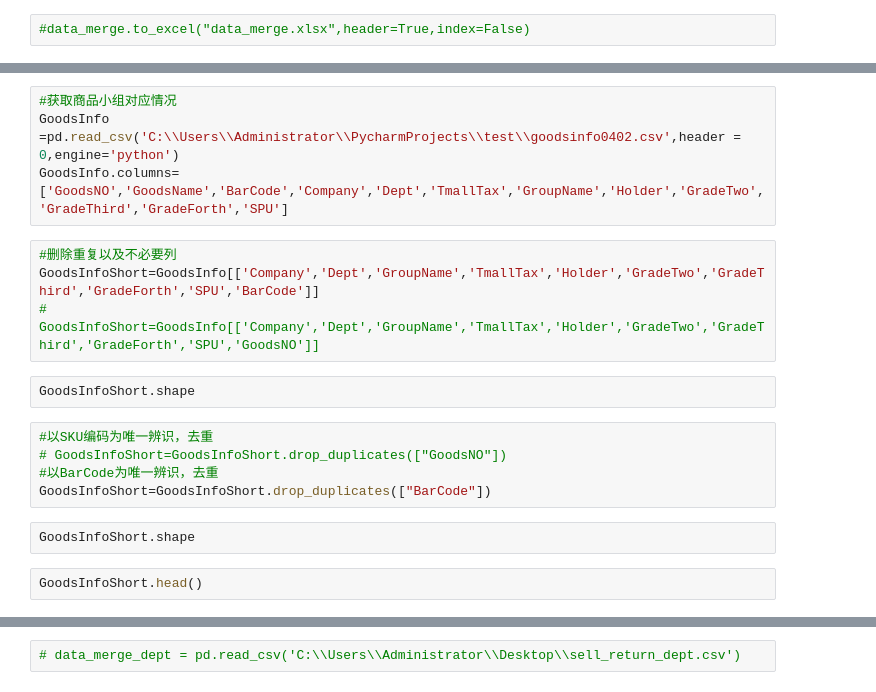
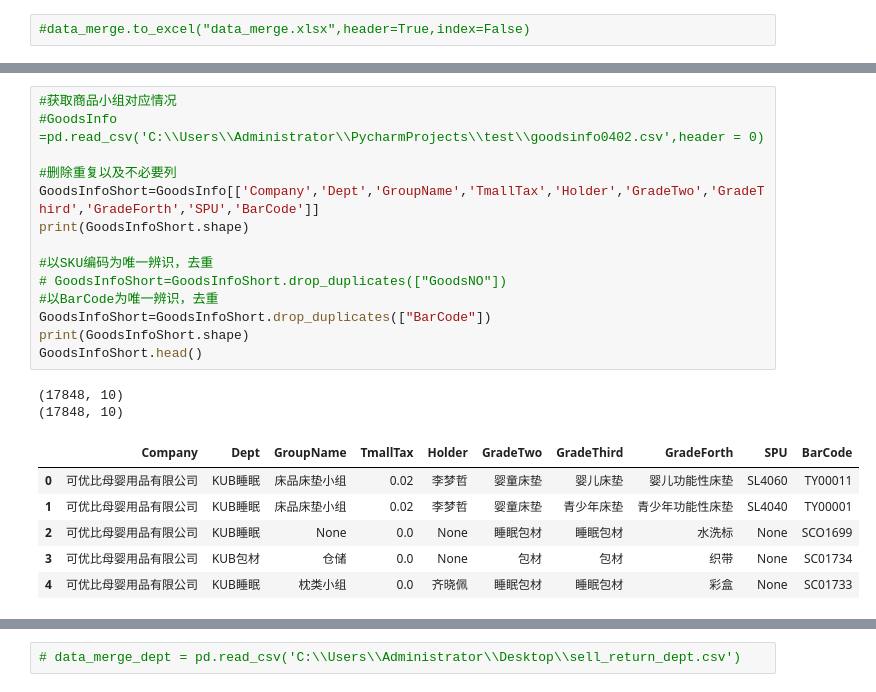
Before and after one commit to Lukes1973/MachineLearning, a Jupyter notebook: Profit_check/profitCheck_shop.ipynb, the cells around one changed output, grey strips where cells are left out. Saved outputs shown, nothing was run; the diff lists cells and outputs as text.

```diff
--- a/Profit_check/profitCheck_shop.ipynb
+++ b/Profit_check/profitCheck_shop.ipynb
@@ -79,22 +121,26 @@ del data_merge['GoodsName_y']
 # %%
 #获取商品小组对应情况
-GoodsInfo =pd.read_csv('C:\\Users\\Administrator\\PycharmProjects\\test\\goodsinfo0402.csv',header = 0,engine='python')
-GoodsInfo.columns=['GoodsNO','GoodsName','BarCode','Company','Dept','TmallTax','GroupName','Holder','GradeTwo','GradeThird','GradeForth','SPU']
+#GoodsInfo =pd.read_csv('C:\\Users\\Administrator\\PycharmProjects\\test\\goodsinfo0402.csv',header = 0)
+
+#删除重复以及不必要列
+GoodsInfoShort=GoodsInfo[['Company','Dept','GroupName','TmallTax','Holder','GradeTwo','GradeThird','GradeForth','SPU','BarCode']]
+print(GoodsInfoShort.shape)
+
+#以SKU编码为唯一辨识，去重
+# GoodsInfoShort=GoodsInfoShort.drop_duplicates(["GoodsNO"])
+#以BarCode为唯一辨识，去重
+GoodsInfoShort=GoodsInfoShort.drop_duplicates(["BarCode"])
+print(GoodsInfoShort.shape)
+GoodsInfoShort.head()
+# %% [output]
+(17848, 10)
+(17848, 10)
+|  | Company | Dept | GroupName | TmallTax | Holder | GradeTwo | GradeThird | GradeForth | SPU | BarCode |
+| 0 | 可优比母婴用品有限公司 | KUB睡眠 | 床品床垫小组 | 0.02 | 李梦哲 | 婴童床垫 | 婴儿床垫 | 婴儿功能性床垫 | SL4060 | TY00011 |
+| 1 | 可优比母婴用品有限公司 | KUB睡眠 | 床品床垫小组 | 0.02 | 李梦哲 | 婴童床垫 | 青少年床垫 | 青少年功能性床垫 | SL4040 | TY00001 |
+| 2 | 可优比母婴用品有限公司 | KUB睡眠 | None | 0.0 | None | 睡眠包材 | 睡眠包材 | 水洗标 | None | SCO1699 |
+| 3 | 可优比母婴用品有限公司 | KUB包材 | 仓储 | 0.0 | None | 包材 | 包材 | 织带 | None | SC01734 |
+| 4 | 可优比母婴用品有限公司 | KUB睡眠 | 枕类小组 | 0.0 | 齐晓佩 | 睡眠包材 | 睡眠包材 | 彩盒 | None | SC01733 |
-# %%
-#删除重复以及不必要列
-GoodsInfoShort=GoodsInfo[['Company','Dept','GroupName','TmallTax','Holder','GradeTwo','GradeThird','GradeForth','SPU','BarCode']]
-# GoodsInfoShort=GoodsInfo[['Company','Dept','GroupName','TmallTax','Holder','GradeTwo','GradeThird','GradeForth','SPU','GoodsNO']]
-# %%
-GoodsInfoShort.shape
-# %%
-#以SKU编码为唯一辨识，去重
-# GoodsInfoShort=GoodsInfoShort.drop_duplicates(["GoodsNO"])
-#以BarCode为唯一辨识，去重
-GoodsInfoShort=GoodsInfoShort.drop_duplicates(["BarCode"])
-# %%
-GoodsInfoShort.shape
-# %%
-GoodsInfoShort.head()
 # %%
 #匹配销售数据和对应小组信息
 data_merge_dept=pd.merge(data_merge,GoodsInfoShort,on=['BarCode'],how='left')
```
Also changed, not shown: parts of 74 cells of this notebook, 1 other file.
